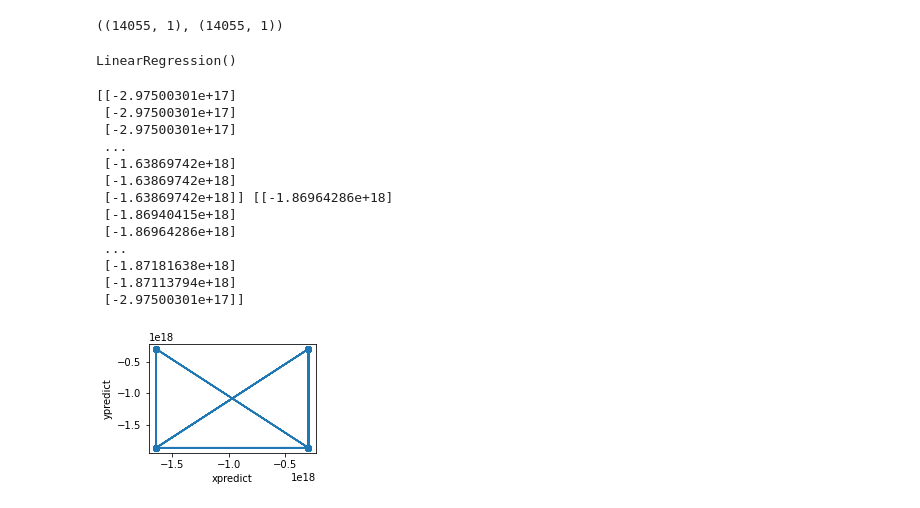
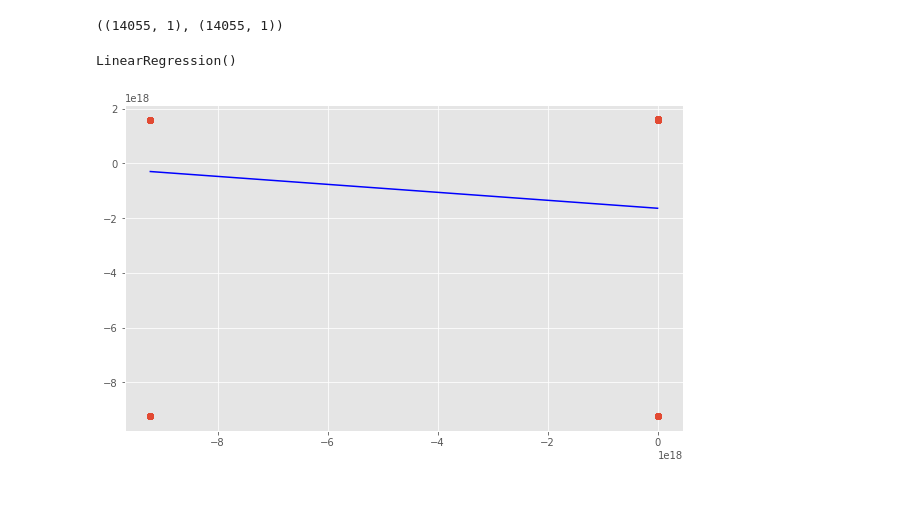
Before and after one commit to cyberanalyst268/Data-Science-and-Decision-Making, a Jupyter notebook: Agrotech-project.ipynb, the cells around one changed output. Saved outputs shown, nothing was run; the diff lists cells and outputs as text; code cells hidden in the pictures.

```diff
--- a/Agrotech-project.ipynb
+++ b/Agrotech-project.ipynb
@@ -305,45 +305,22 @@ y = y.values.reshape(-1,1)
 x.shape,y.shape
 # %% [output]
 ((14055, 1), (14055, 1))
-# %%
-#Fitting the data
-regr = linear_model.LinearRegression()
-regr.fit(x, y)
-# %% [output]
-LinearRegression()
-# %%
-#The Performance of a Multi-Label Linear Regressor
-xpredict = regr.predict(x.astype("float"))
-ypredict = regr.predict(y.astype("float"))
-print (xpredict,ypredict)
-# %% [output]
-[[-2.97500301e+17]
- [-2.97500301e+17]
- [-2.97500301e+17]
- ...
- [-1.63869742e+18]
- [-1.63869742e+18]
- [-1.63869742e+18]] [[-1.86964286e+18]
- [-1.86940415e+18]
- [-1.86964286e+18]
- ...
- [-1.87181638e+18]
- [-1.87113794e+18]
- [-2.97500301e+17]]
-# %%
-#Scatter Plot of a Multi-Label Linear Regressor
-# plot the results
-plt.figure(figsize=(3, 2))
-ax = plt.axes()
-ax.scatter(xpredict, ypredict)
-ax.plot(xpredict, ypredict)
-
-ax.set_xlabel('xpredict')
-ax.set_ylabel('ypredict')
-
-ax.axis('tight')
-plt.savefig("mlr.jpeg")
-
-plt.show()
-# %% [output]
-[figure, removed]
+# %%
+#Fitting the data
+poly = PolynomialFeatures(degree=2, include_bias=False)
+poly_features = poly.fit_transform(x.reshape(-1, 1))
+poly_reg_model = LinearRegression()
+poly_reg_model.fit(poly_features, y)
+# %% [output]
+LinearRegression()
+# %%
+#predict
+ypred = poly_reg_model.predict(poly_features)
+# %%
+#The Performance of a Multi-Label Linear Regressor
+plt.figure(figsize=(10, 6))
+plt.scatter(x.astype("int"), y.astype("int"))
+plt.plot(x.astype("int"), ypred.astype("int"), color="blue")
+plt.show()
+# %% [output]
+[figure, added]
```
Also changed, not shown: parts of 9 cells of this notebook.
